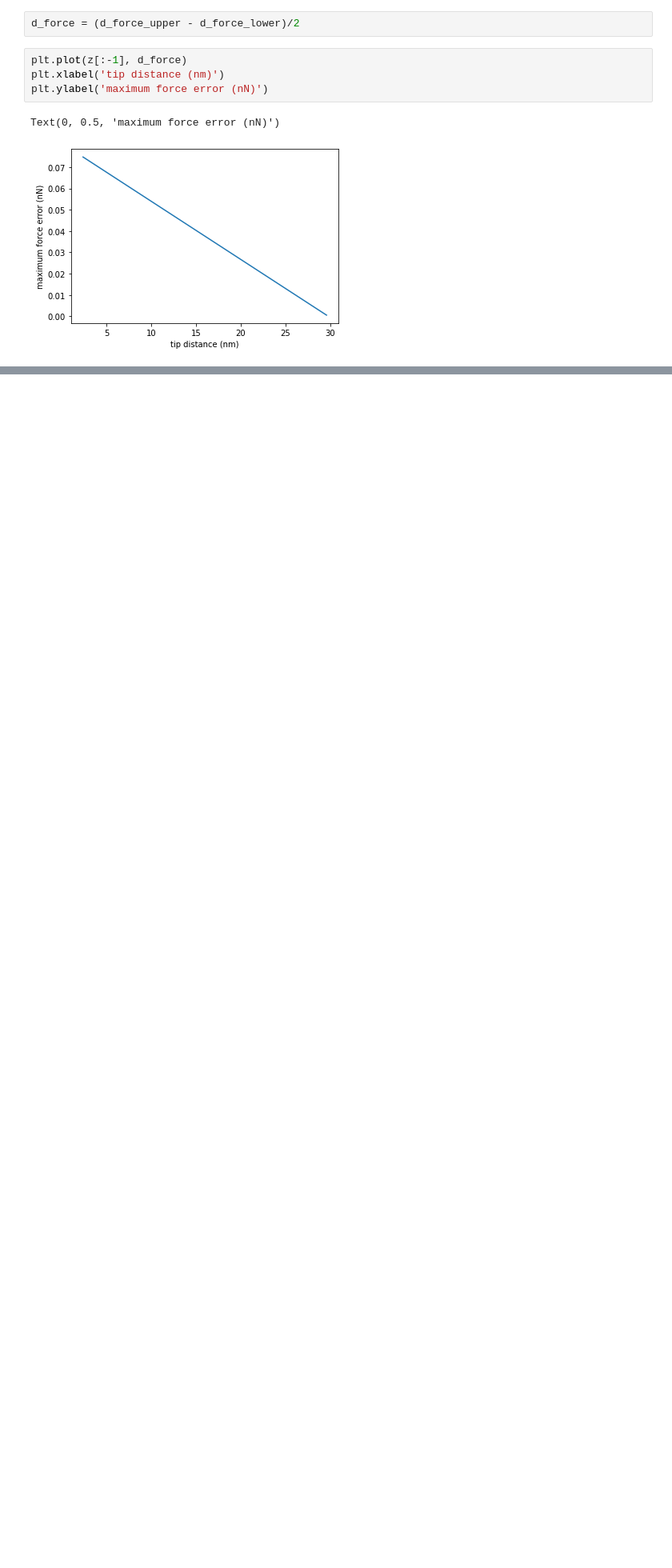
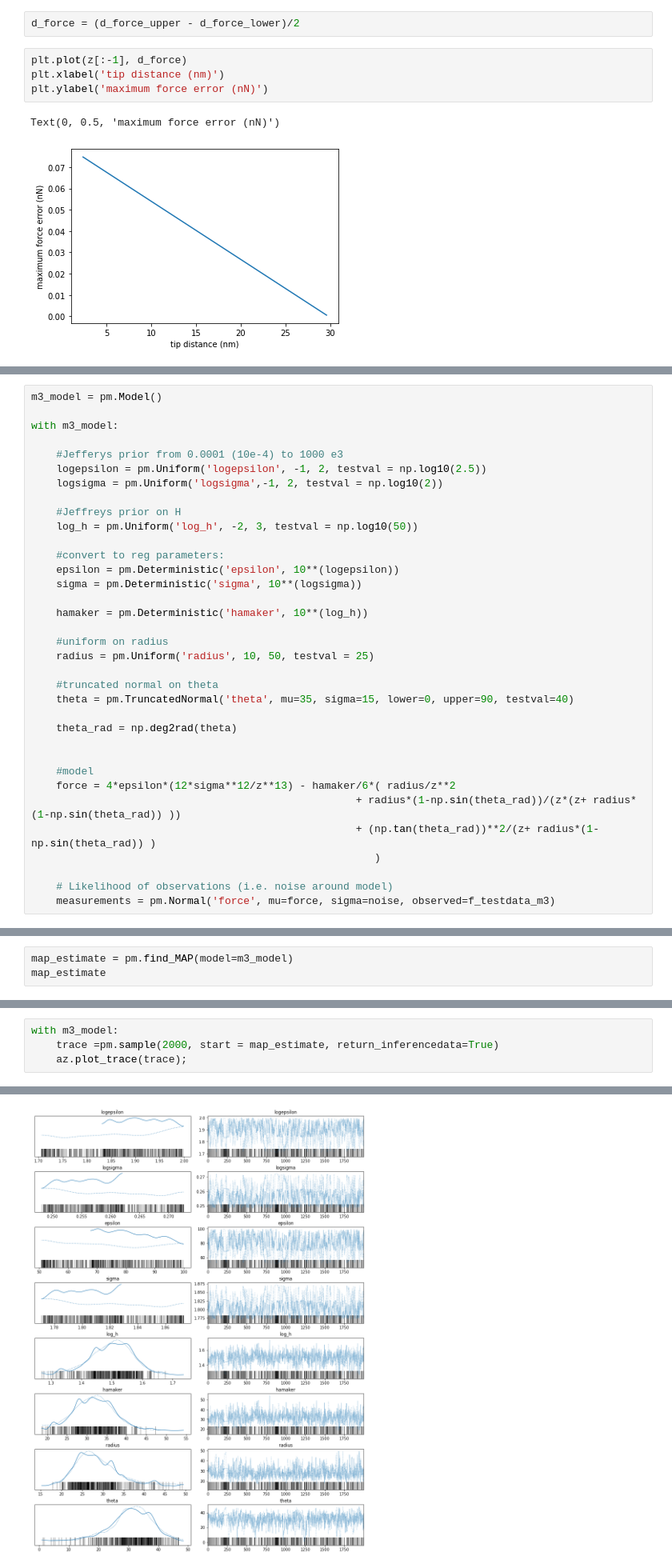
Before and after one commit to phys201/nc_AFM, a Jupyter notebook: documentation.ipynb, the cells around one changed output, grey strips where cells are left out. Shown at 80% size. Cells and saved outputs as stored; diff of their text form; blank space fills up the shorter version.

```diff
--- a/documentation.ipynb
+++ b/documentation.ipynb
@@ -380,0 +486,35 @@ Text(0, 0.5, 'maximum force error (nN)')
+# %%
+m3_model = pm.Model()
+
+with m3_model:
+
+    #Jefferys prior from 0.0001 (10e-4) to 1000 e3
+    logepsilon = pm.Uniform('logepsilon', -1, 2, testval = np.log10(2.5))
+    logsigma = pm.Uniform('logsigma',-1, 2, testval = np.log10(2))
+
+    #Jeffreys prior on H
+    log_h = pm.Uniform('log_h', -2, 3, testval = np.log10(50))
+
+    #convert to reg parameters:
+    epsilon = pm.Deterministic('epsilon', 10**(logepsilon))
+    sigma = pm.Deterministic('sigma', 10**(logsigma))
+
+    hamaker = pm.Deterministic('hamaker', 10**(log_h))
+
+    #uniform on radius
+    radius = pm.Uniform('radius', 10, 50, testval = 25)
+
+    #truncated normal on theta
+    theta = pm.TruncatedNormal('theta', mu=35, sigma=15, lower=0, upper=90, testval=40)
+
+    theta_rad = np.deg2rad(theta)
+
+
+    #model
+    force = 4*epsilon*(12*sigma**12/z**13) - hamaker/6*( radius/z**2
+                                                    + radius*(1-np.sin(theta_rad))/(z*(z+ radius*(1-np.sin(theta_rad)) ))
+                                                    + (np.tan(theta_rad))**2/(z+ radius*(1-np.sin(theta_rad)) )
+                                                       )
+
+    # Likelihood of observations (i.e. noise around model)
+    measurements = pm.Normal('force', mu=force, sigma=noise, observed=f_testdata_m3)
@@ -380,0 +523,3 @@ Text(0, 0.5, 'maximum force error (nN)')
+# %%
+map_estimate = pm.find_MAP(model=m3_model)
+map_estimate
@@ -380,0 +543,5 @@ Text(0, 0.5, 'maximum force error (nN)')
+# %%
+with m3_model:
+    trace =pm.sample(2000, start = map_estimate, return_inferencedata=True)
+    az.plot_trace(trace);
+# %% [output]
@@ -380,0 +558 @@ Text(0, 0.5, 'maximum force error (nN)')
+[figure, added]
```
Also changed, not shown: parts of 25 cells of this notebook, 6 other files.
